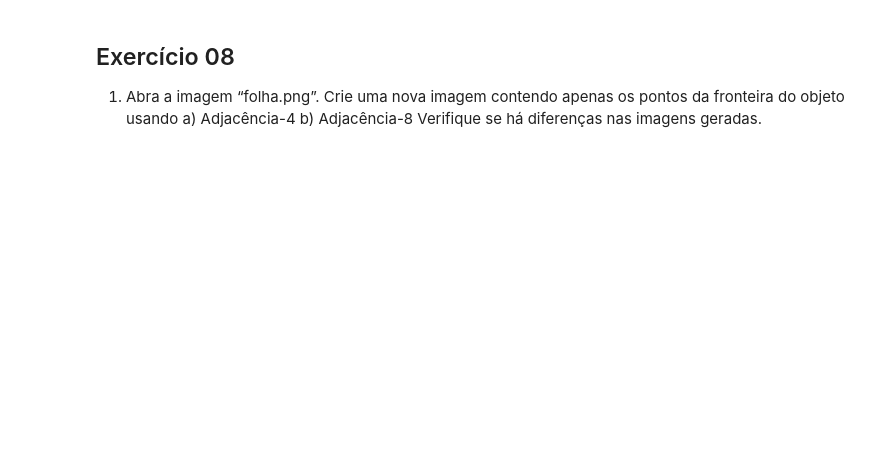
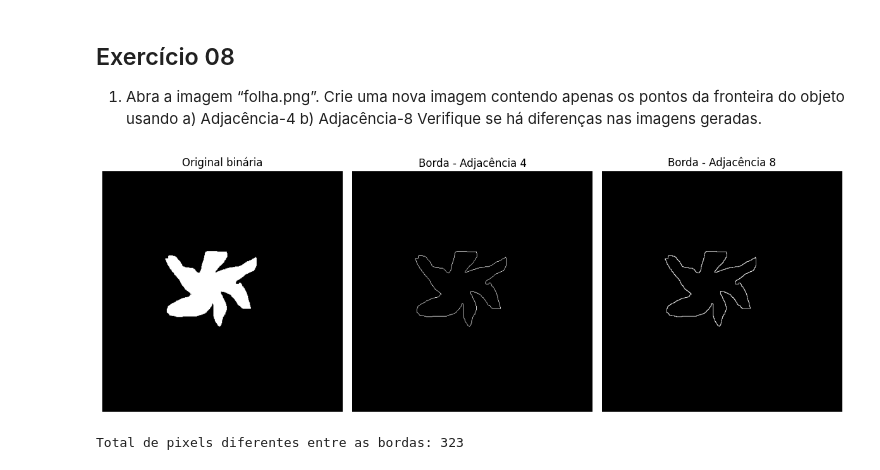
Before and after one commit to fromcaio/image-processing, a Jupyter notebook: 01-beginner/practice01.ipynb, the cells around one changed output. Saved outputs shown, nothing was run; the diff lists cells and outputs as text; code cells hidden in the pictures; blank space fills up the shorter version.

```diff
--- a/01-beginner/practice01.ipynb
+++ b/01-beginner/practice01.ipynb
@@ -349,3 +416,50 @@ Abra o arquivo de imagem ‘lenaCor.bmp’ e execute as seguinte tarefas:
 1. Abra a imagem “folha.png”. Crie uma nova imagem contendo apenas os pontos da fronteira do objeto usando
 a) Adjacência-4
 b) Adjacência-8 Verifique se há diferenças nas imagens geradas.
+# %%
+import numpy as np
+import matplotlib.pyplot as plt
+import cv2
+
+#IMREAD_GRAYSCALE é para ler a imagem em escala de cinza
+img = cv2.imread('../images/folha.png', cv2.IMREAD_GRAYSCALE)
+
+# Binarizar a imagem
+_, binary = cv2.threshold(img, 127, 255, cv2.THRESH_BINARY)
+
+# Encontrar borda usando adjacência-4 (kernel cruz)
+kernel4 = np.array([[0,1,0],[1,1,1],[0,1,0]], dtype=np.uint8)
+eroded4 = cv2.erode(binary, kernel4, iterations=1)
+border4 = cv2.subtract(binary, eroded4)
+
+# Encontrar borda usando adjacência-8 (kernel quadrado)
+kernel8 = np.ones((3,3), dtype=np.uint8)
+eroded8 = cv2.erode(binary, kernel8, iterations=1)
+border8 = cv2.subtract(binary, eroded8)
+
+# Visualizar resultados
+plt.figure(figsize=(12,6))
+plt.subplot(1,3,1)
+plt.title('Original binária')
+plt.imshow(binary, cmap='gray')
+plt.axis('off')
+
+plt.subplot(1,3,2)
+plt.title('Borda - Adjacência 4')
+plt.imshow(border4, cmap='gray')
+plt.axis('off')
+
+plt.subplot(1,3,3)
+plt.title('Borda - Adjacência 8')
+plt.imshow(border8, cmap='gray')
+plt.axis('off')
+
+plt.tight_layout()
+plt.show()
+
+# Verificar diferenças
+diff = cv2.absdiff(border4, border8)
+print('Total de pixels diferentes entre as bordas:', np.count_nonzero(diff))
+# %% [output]
+[figure, added]
+Total de pixels diferentes entre as bordas: 323
```
Also changed, not shown: parts of 7 cells of this notebook, 2 other files.
